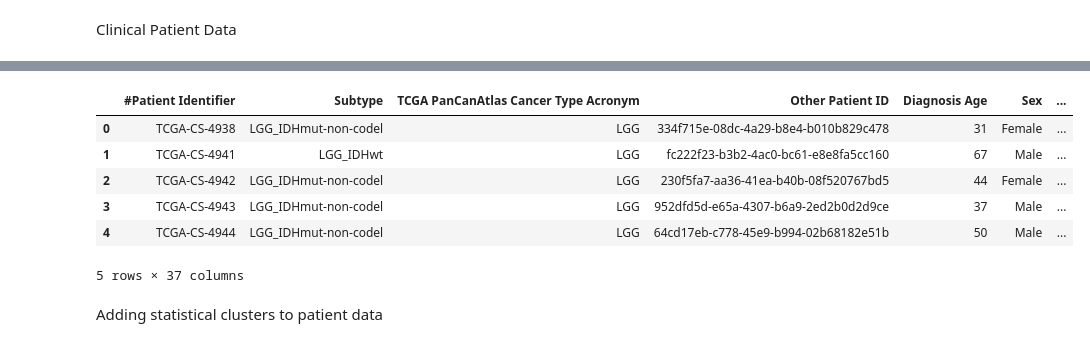
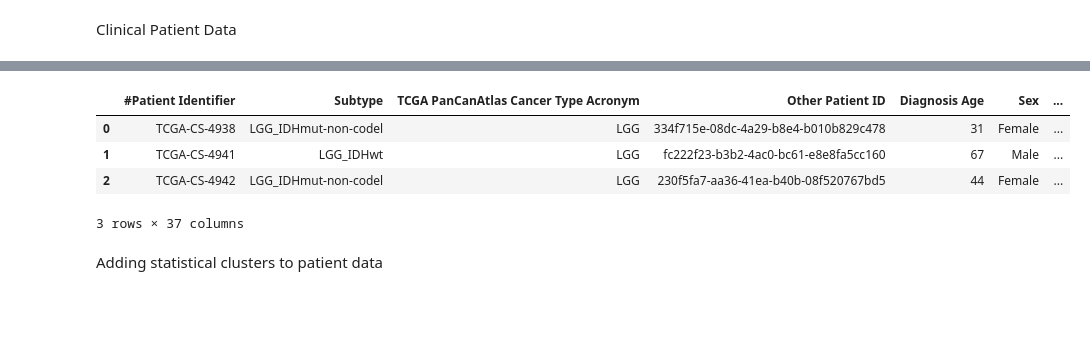
Before and after one commit to qmss5052/msk-2023, a Jupyter notebook: Survival analysis_zscores.ipynb, the cells around one changed output, grey strips where cells are left out. Drawn from its saved outputs; the diff is of its cells as text; code cells hidden in the pictures; blank space fills up the shorter version.

```diff
--- a/Survival analysis_zscores.ipynb
+++ b/Survival analysis_zscores.ipynb
@@ -202,15 +142,13 @@ Name: 0, dtype: object
 data_patient = data_patient.drop([0,1,2,3], axis = 0)
 df_patient = data_patient.reset_index(drop=True)
 # %%
-df_patient.head()
+df_patient.head(3)
 # %% [output]
 |  | #Patient Identifier | Subtype | TCGA PanCanAtlas Cancer Type Acronym | Other Patient ID | Diagnosis Age | Sex | ... |
 | 0 | TCGA-CS-4938 | LGG_IDHmut-non-codel | LGG | 334f715e-08dc-4a29-b8e4-b010b829c478 | 31 | Female | ... |
 | 1 | TCGA-CS-4941 | LGG_IDHwt | LGG | fc222f23-b3b2-4ac0-bc61-e8e8fa5cc160 | 67 | Male | ... |
 | 2 | TCGA-CS-4942 | LGG_IDHmut-non-codel | LGG | 230f5fa7-aa36-41ea-b40b-08f520767bd5 | 44 | Female | ... |
-| 3 | TCGA-CS-4943 | LGG_IDHmut-non-codel | LGG | 952dfd5d-e65a-4307-b6a9-2ed2b0d2d9ce | 37 | Male | ... |
-| 4 | TCGA-CS-4944 | LGG_IDHmut-non-codel | LGG | 64cd17eb-c778-45e9-b994-02b68182e51b | 50 | Male | ... |
-5 rows × 37 columns
+3 rows × 37 columns
 # %% [markdown]
 Adding statistical clusters to patient data
 # %%
```
Also changed, not shown: parts of 13 cells of this notebook.
